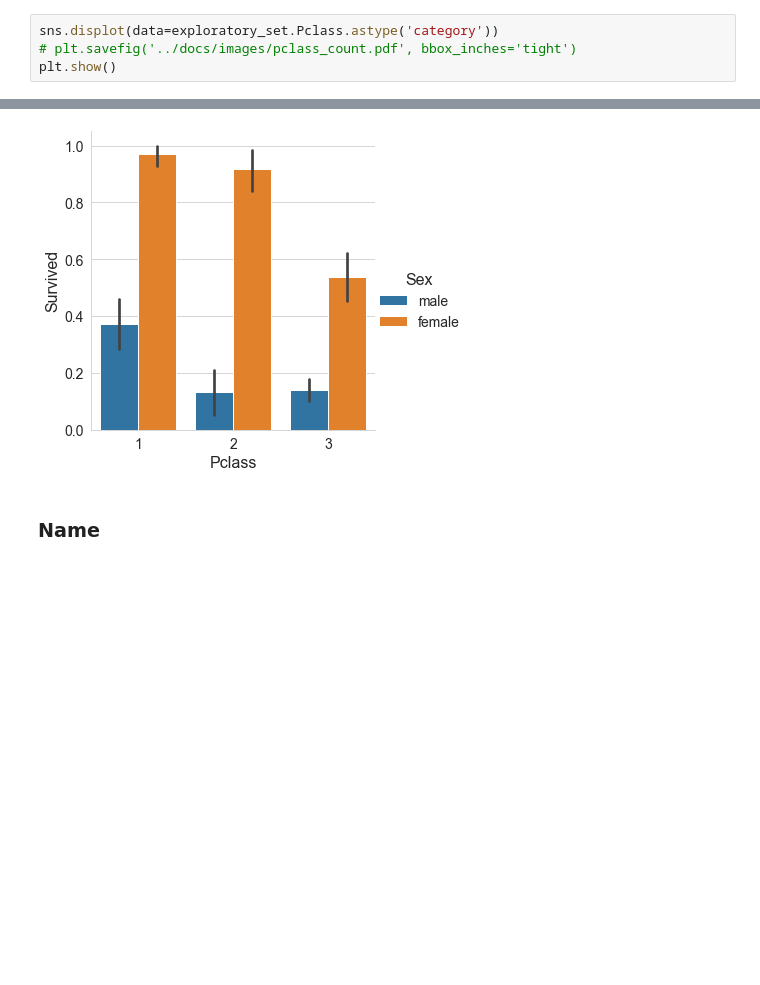
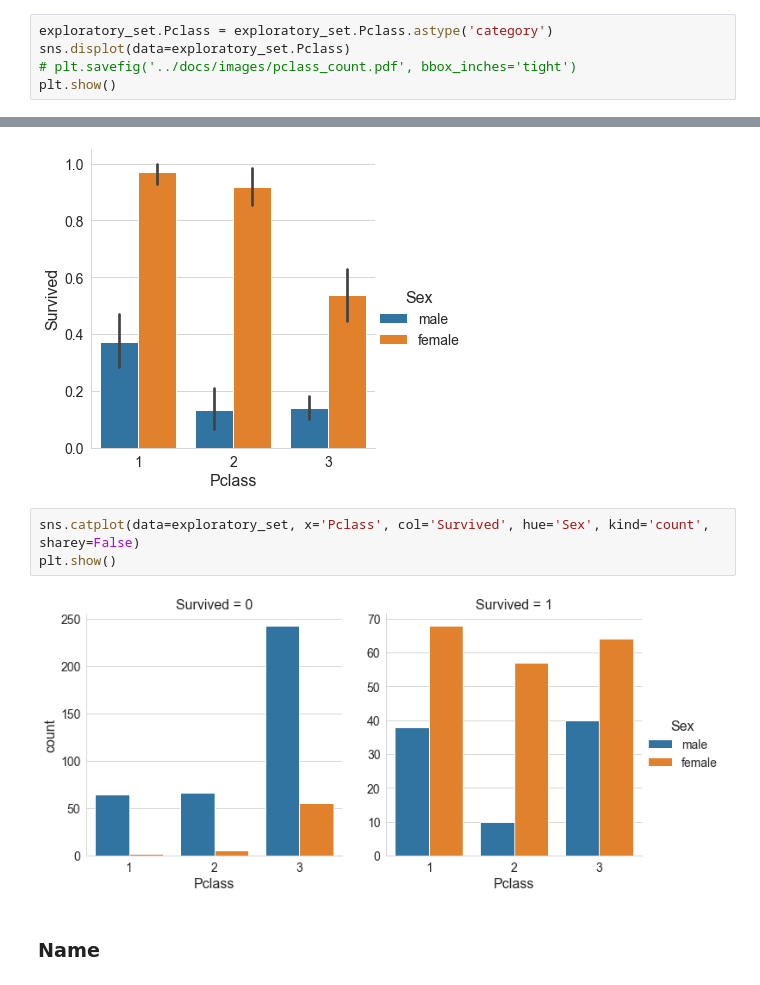
Before and after one commit to AlekseiBogachev/Titanic-Machine-Learning-from-Disaster, a Jupyter notebook: sources/Titanic-Machine-Learning-from-Disaster.ipynb, the cells around one changed output, grey strips where cells are left out. Drawn from its saved outputs; the diff is of its cells as text; blank space fills up the shorter version.

```diff
--- a/sources/Titanic-Machine-Learning-from-Disaster.ipynb
+++ b/sources/Titanic-Machine-Learning-from-Disaster.ipynb
@@ -347,7 +347,8 @@ Embarked
 # %% [markdown]
 ### Pclass
 # %%
-sns.displot(data=exploratory_set.Pclass.astype('category'))
+exploratory_set.Pclass = exploratory_set.Pclass.astype('category')
+sns.displot(data=exploratory_set.Pclass)
 # plt.savefig('../docs/images/pclass_count.pdf', bbox_inches='tight')
 plt.show()
 # %% [output]
@@ -364,6 +365,11 @@ sns.catplot(data=exploratory_set, x='Pclass', y='Survived', hue='Sex', kind='bar
 plt.show()
 # %% [output]
 [figure]
+# %%
+sns.catplot(data=exploratory_set, x='Pclass', col='Survived', hue='Sex', kind='count', sharey=False)
+plt.show()
+# %% [output]
+[figure, added]
 # %% [markdown]
 ### Name
 # %%
```
Also changed, not shown: parts of 17 cells of this notebook, 3 other files.
